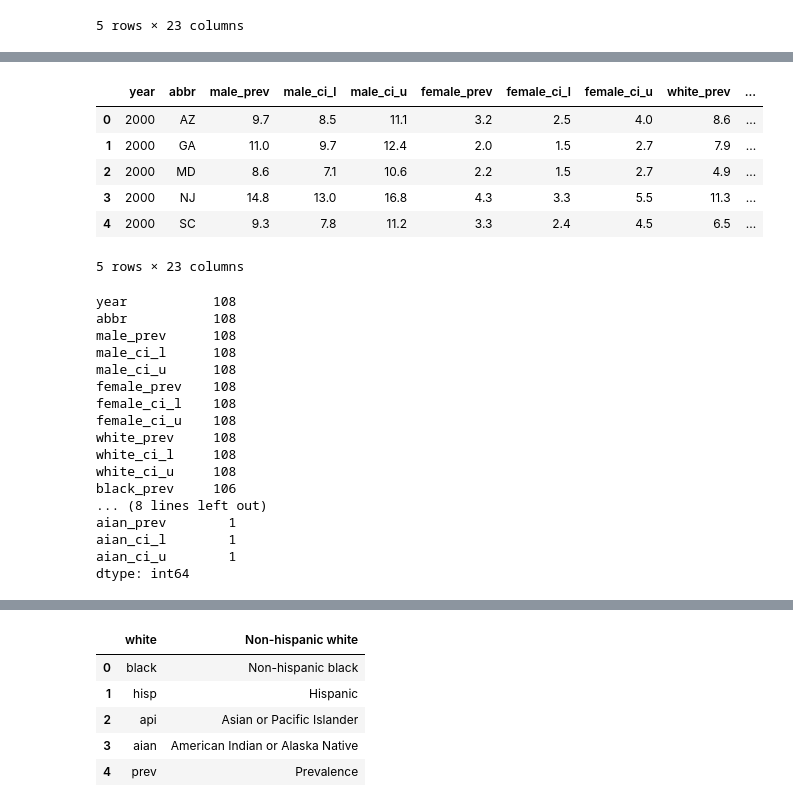
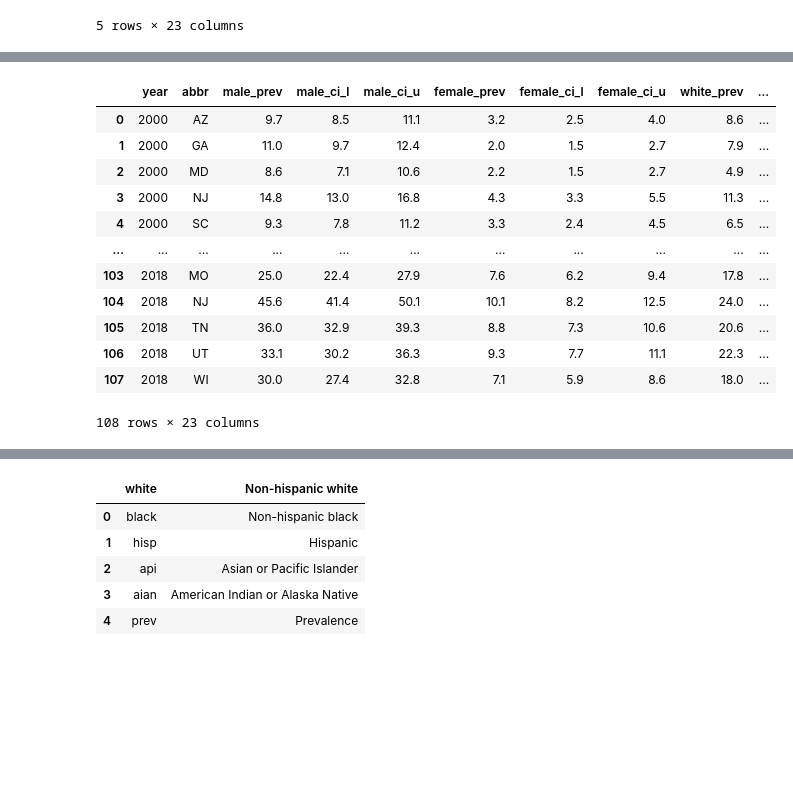
Before and after one commit to Tara-Lightner/Sensory_Needs_Occupational_Therapy, a Jupyter notebook: Exploratory.ipynb, the cells around one changed output, grey strips where cells are left out. Drawn from its saved outputs; the diff is of its cells as text; code cells hidden in the pictures; blank space fills up the shorter version.

```diff
--- a/Exploratory.ipynb
+++ b/Exploratory.ipynb
@@ -99,32 +99,18 @@ dtype: int64
 # %%
 file3 = "data/ADV_ADDMN-State-Data.csv"
 df3 = pd.read_csv(file3)
-df3.head()
+df3
 # %% [output]
 |  | year | abbr | male_prev | male_ci_l | male_ci_u | female_prev | female_ci_l | female_ci_u | white_prev | ... |
 | 0 | 2000 | AZ | 9.7 | 8.5 | 11.1 | 3.2 | 2.5 | 4.0 | 8.6 | ... |
 | 1 | 2000 | GA | 11.0 | 9.7 | 12.4 | 2.0 | 1.5 | 2.7 | 7.9 | ... |
 | 2 | 2000 | MD | 8.6 | 7.1 | 10.6 | 2.2 | 1.5 | 2.7 | 4.9 | ... |
 | 3 | 2000 | NJ | 14.8 | 13.0 | 16.8 | 4.3 | 3.3 | 5.5 | 11.3 | ... |
 | 4 | 2000 | SC | 9.3 | 7.8 | 11.2 | 3.3 | 2.4 | 4.5 | 6.5 | ... |
+| ... | ... | ... | ... | ... | ... | ... | ... | ... | ... | ... |
+| 103 | 2018 | MO | 25.0 | 22.4 | 27.9 | 7.6 | 6.2 | 9.4 | 17.8 | ... |
+| 104 | 2018 | NJ | 45.6 | 41.4 | 50.1 | 10.1 | 8.2 | 12.5 | 24.0 | ... |
+| 105 | 2018 | TN | 36.0 | 32.9 | 39.3 | 8.8 | 7.3 | 10.6 | 20.6 | ... |
+| 106 | 2018 | UT | 33.1 | 30.2 | 36.3 | 9.3 | 7.7 | 11.1 | 22.3 | ... |
+| 107 | 2018 | WI | 30.0 | 27.4 | 32.8 | 7.1 | 5.9 | 8.6 | 18.0 | ... |
-5 rows × 23 columns
+108 rows × 23 columns
-# %%
-df3.count()
-# %% [output]
-year           108
-abbr           108
-male_prev      108
-male_ci_l      108
-male_ci_u      108
-female_prev    108
-female_ci_l    108
-female_ci_u    108
-white_prev     108
-white_ci_l     108
-white_ci_u     108
-black_prev     106
-... (8 lines left out)
-aian_prev        1
-aian_ci_l        1
-aian_ci_u        1
-dtype: int64
```
Also changed, not shown: parts of 1 cell of this notebook.
